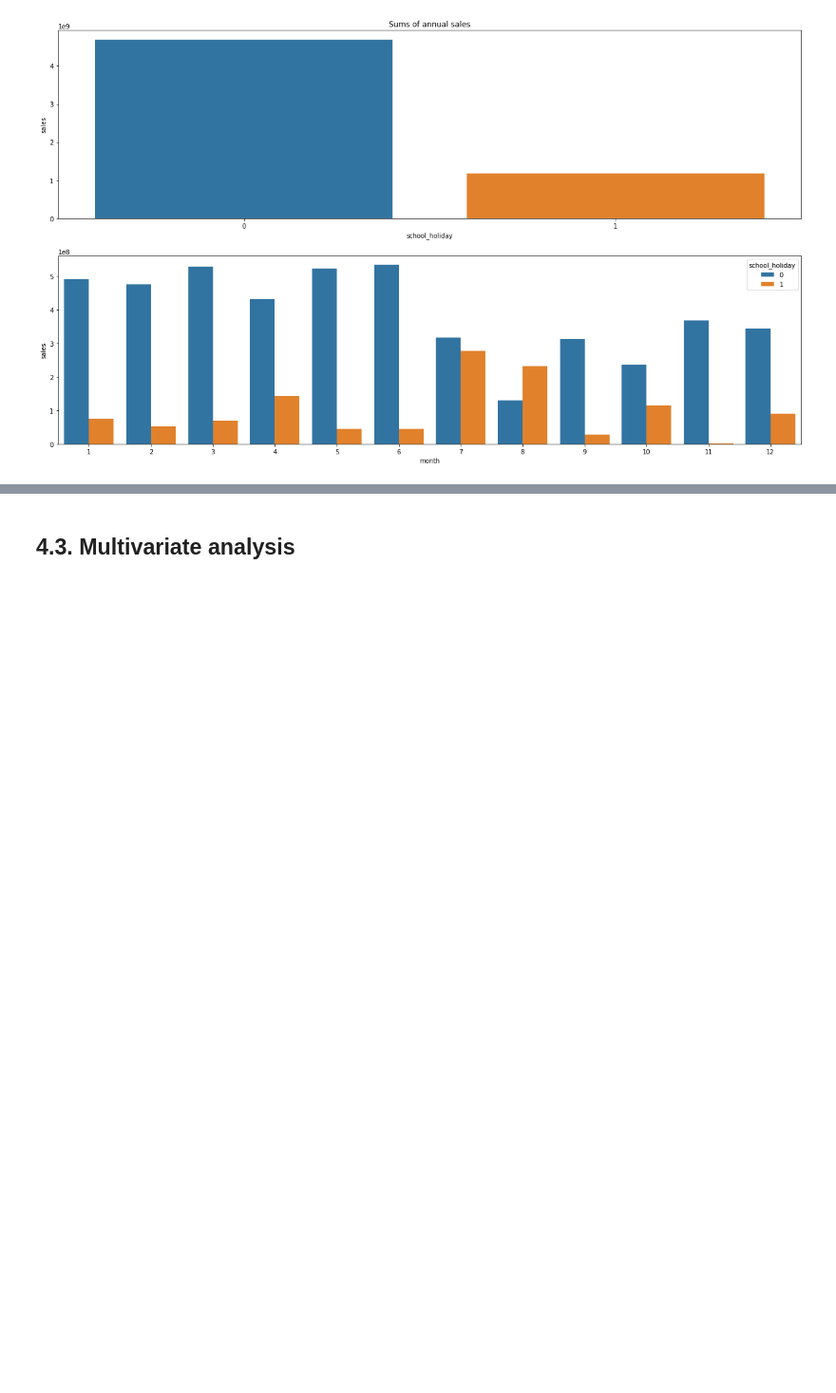
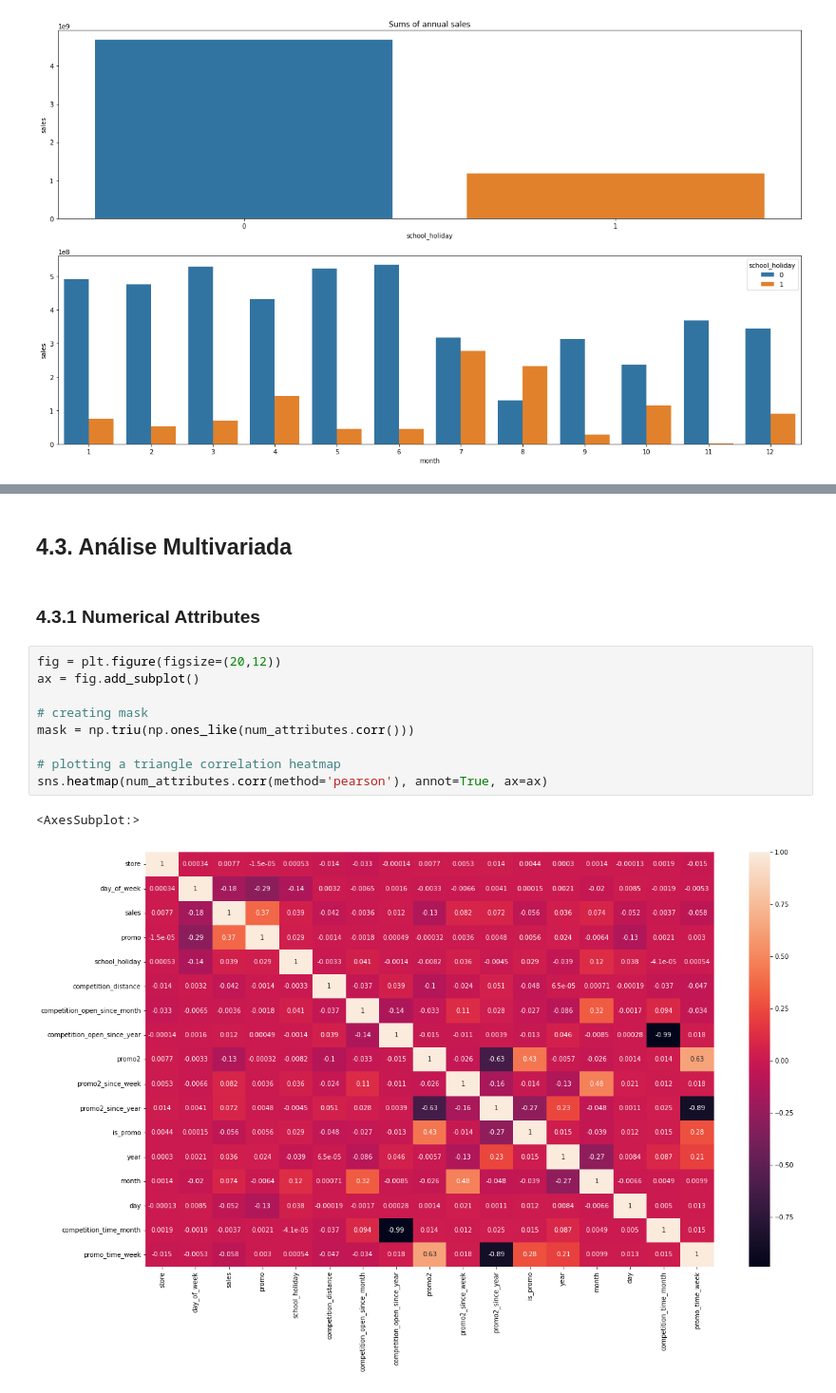
Before and after one commit to Leonamrsm/DS-em-Producao, a Jupyter notebook: Modulo_04/m04_v01_store_sales_prediction.ipynb, the cells around one changed output, grey strips where cells are left out. Shown at 95% size. Drawn from its saved outputs; the diff is of its cells as text; blank space fills up the shorter version.

```diff
--- a/Modulo_04/m04_v01_store_sales_prediction.ipynb
+++ b/Modulo_04/m04_v01_store_sales_prediction.ipynb
@@ -747,2 +815,16 @@ sns.barplot( x='month', y='sales', hue='school_holiday', data=aux2 , ax=ax2);
 # %% [markdown]
-## 4.3. Multivariate analysis
+## 4.3. Análise Multivariada
+# %% [markdown]
+### 4.3.1 Numerical Attributes
+# %%
+fig = plt.figure(figsize=(20,12))
+ax = fig.add_subplot()
+
+# creating mask
+mask = np.triu(np.ones_like(num_attributes.corr()))
+
+# plotting a triangle correlation heatmap
+sns.heatmap(num_attributes.corr(method='pearson'), annot=True, ax=ax)
+# %% [output]
+<AxesSubplot:>
+[figure, added]
```
Also changed, not shown: parts of 12 cells of this notebook.
